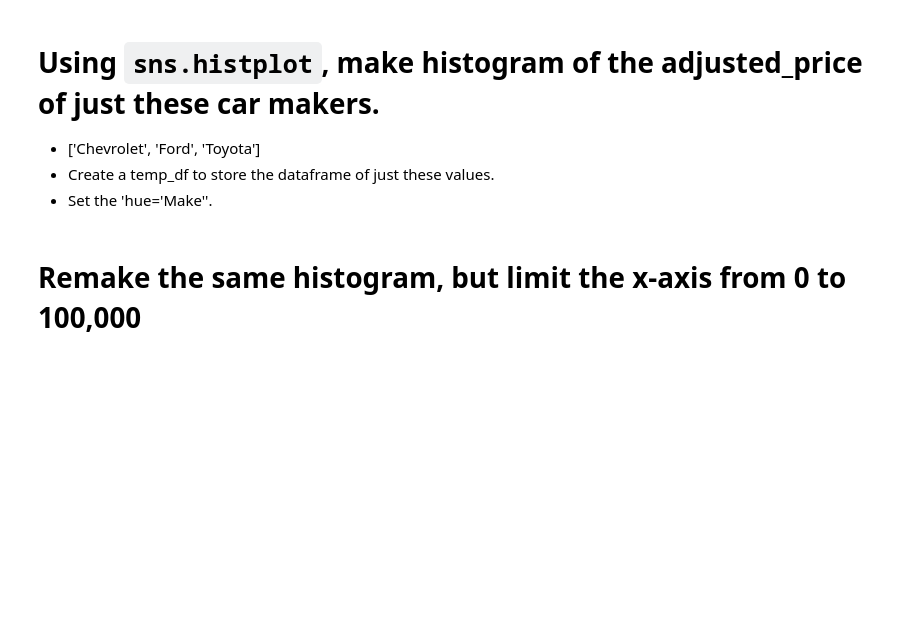
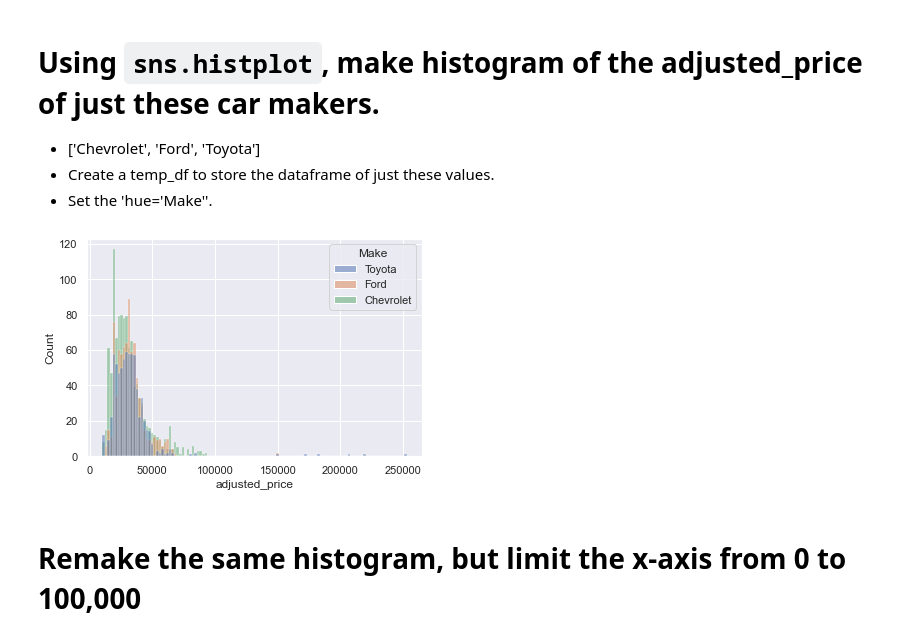
Before and after one commit to Rustamova00/2022-fall-data-science, a Jupyter notebook: Week-02-EDA/Exercise-EDA.ipynb, the cells around one changed output. Drawn from its saved outputs; the diff is of its cells as text; code cells hidden in the pictures; blank space fills up the shorter version.

```diff
--- a/Week-02-EDA/Exercise-EDA.ipynb
+++ b/Week-02-EDA/Exercise-EDA.ipynb
@@ -263,3 +245,22 @@ Name: adjusted_price, dtype: float64
+# %%
+
+# Using `sns.histplot`, make histogram of the adjusted_price of just these car makers.
+
+# Define items
+makers = ['Chevrolet', 'Ford', 'Toyota']
+
+# Filter items using Pandas isin() function
+condition = df.Make.isin(makers)
+
+# Display the filtered data
+df_make=df[condition]
+
+# create a histogram of the adjusted_price of just these car makers using `sns.histplot`
+df_make_x=sns.histplot(data=df_make, x="adjusted_price", hue='Make')
+
+#df_make_xy=sns.histplot(data=df_make, x="Make",y="adjusted_price", hue='Make')
+# %% [output]
+[figure, added]
 # %% [markdown]
 # Remake the same histogram, but limit the x-axis from 0 to 100,000
 # %%
```
Also changed, not shown: parts of 24 cells of this notebook.
